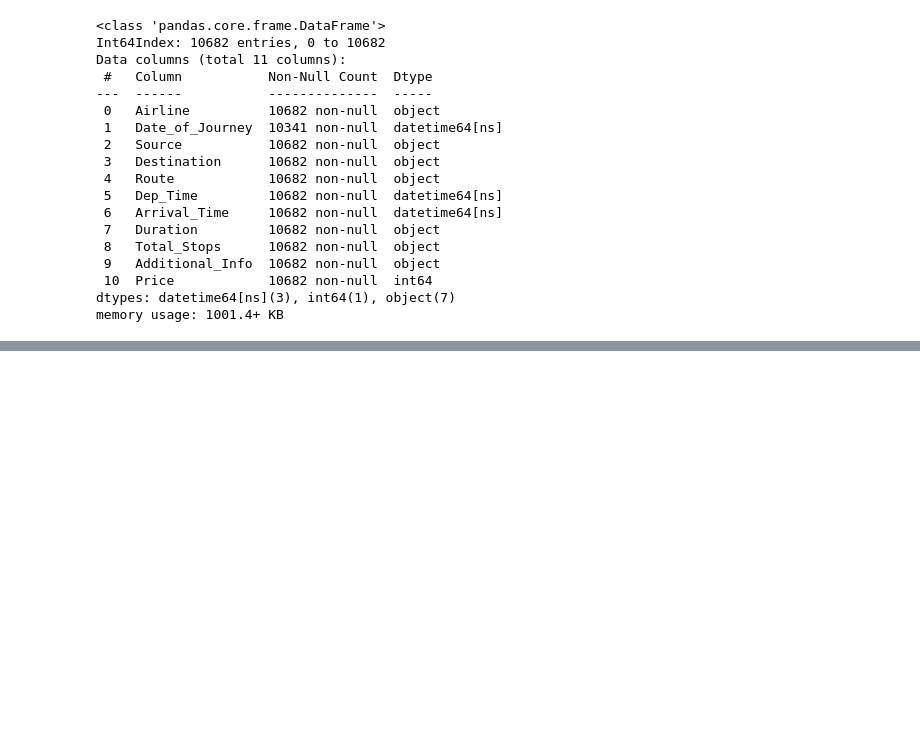
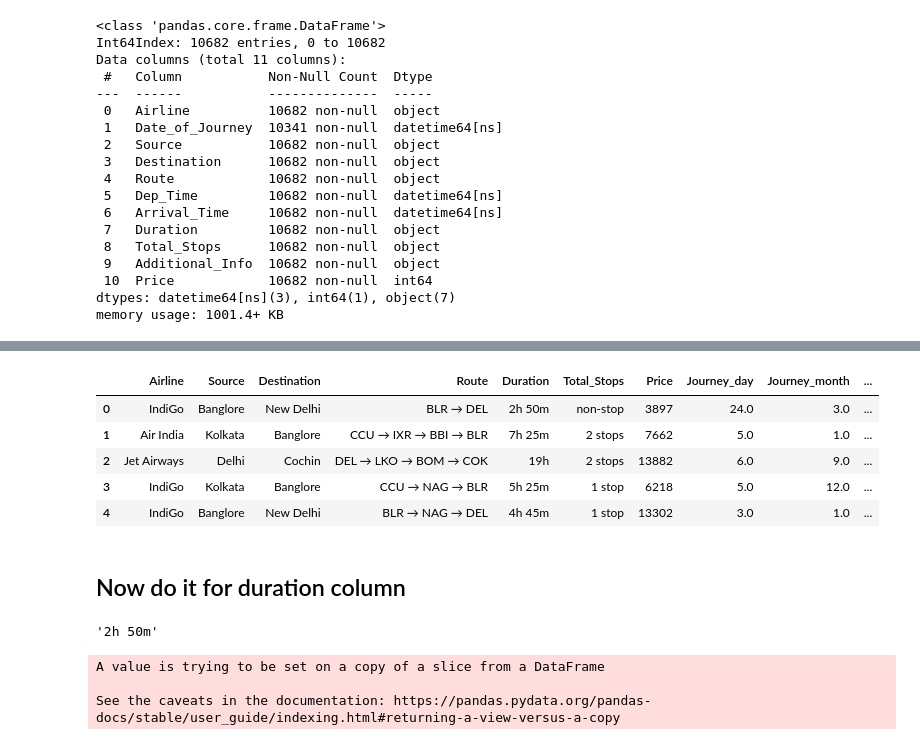
Before and after one commit to aryatomarAI/Real_World_DS_Projects, a Jupyter notebook: Project_1_(Airline Ticket Price)/Airline_tickets_Price_Prediction.ipynb, the cells around one changed output, grey strips where cells are left out. Drawn from its saved outputs; the diff is of its cells as text; code cells hidden in the pictures; blank space fills up the shorter version.

```diff
--- a/Project_1_(Airline Ticket Price)/Airline_tickets_Price_Prediction.ipynb
+++ b/Project_1_(Airline Ticket Price)/Airline_tickets_Price_Prediction.ipynb
@@ -186,0 +214,11 @@ train_data.drop("Additional_Info",axis=1,inplace=True)
+# %%
+train_data.head()
+# %% [output]
+|  | Airline | Source | Destination | Route | Duration | Total_Stops | Price | Journey_day | Journey_month | ... |
+| 0 | IndiGo | Banglore | New Delhi | BLR → DEL | 2h 50m | non-stop | 3897 | 24.0 | 3.0 | ... |
+| 1 | Air India | Kolkata | Banglore | CCU → IXR → BBI → BLR | 7h 25m | 2 stops | 7662 | 5.0 | 1.0 | ... |
+| 2 | Jet Airways | Delhi | Cochin | DEL → LKO → BOM → COK | 19h | 2 stops | 13882 | 6.0 | 9.0 | ... |
+| 3 | IndiGo | Kolkata | Banglore | CCU → NAG → BLR | 5h 25m | 1 stop | 6218 | 5.0 | 12.0 | ... |
+| 4 | IndiGo | Banglore | New Delhi | BLR → NAG → DEL | 4h 45m | 1 stop | 13302 | 3.0 | 1.0 | ... |
+# %% [markdown]
+## Now do it for duration column
@@ -186,0 +231,11 @@ train_data.drop("Additional_Info",axis=1,inplace=True)
+# %%
+train_data.Duration[0]
+# %% [output]
+'2h 50m'
+# %%
+if "m" not in train_data.Duration[2]:
+    train_data.Duration[2]= train_data.Duration[2] + " 0m"
+# %% [output]
+A value is trying to be set on a copy of a slice from a DataFrame
+
+See the caveats in the documentation: https://pandas.pydata.org/pandas-docs/stable/user_guide/indexing.html#returning-a-view-versus-a-copy
```
Also changed, not shown: parts of 11 cells of this notebook.
